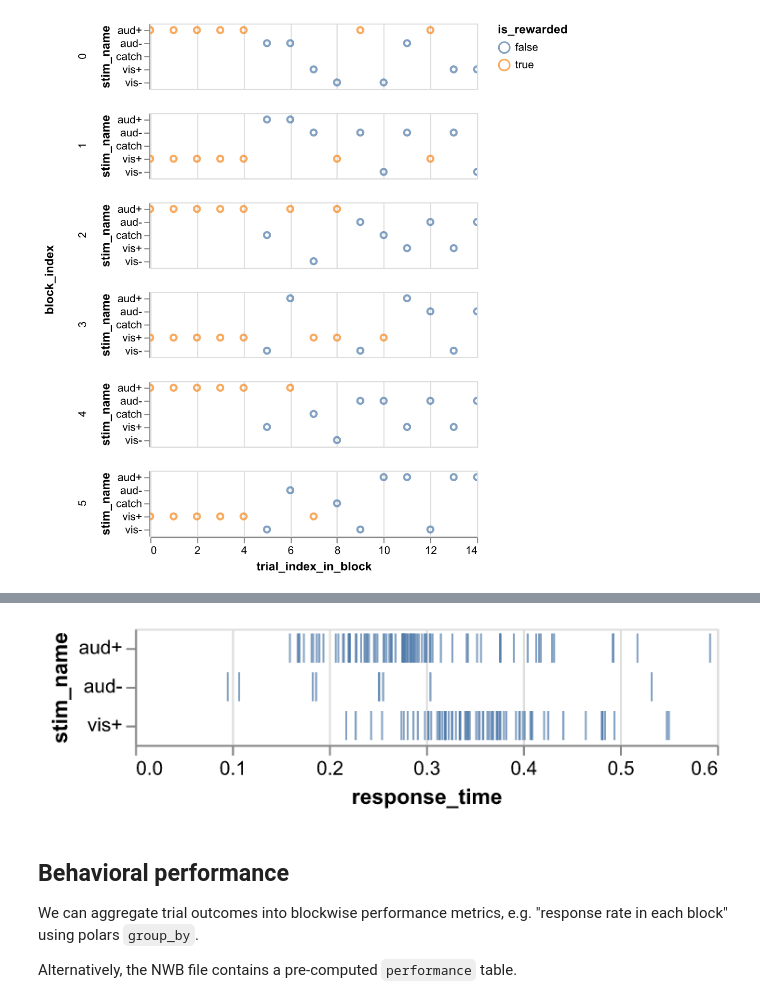
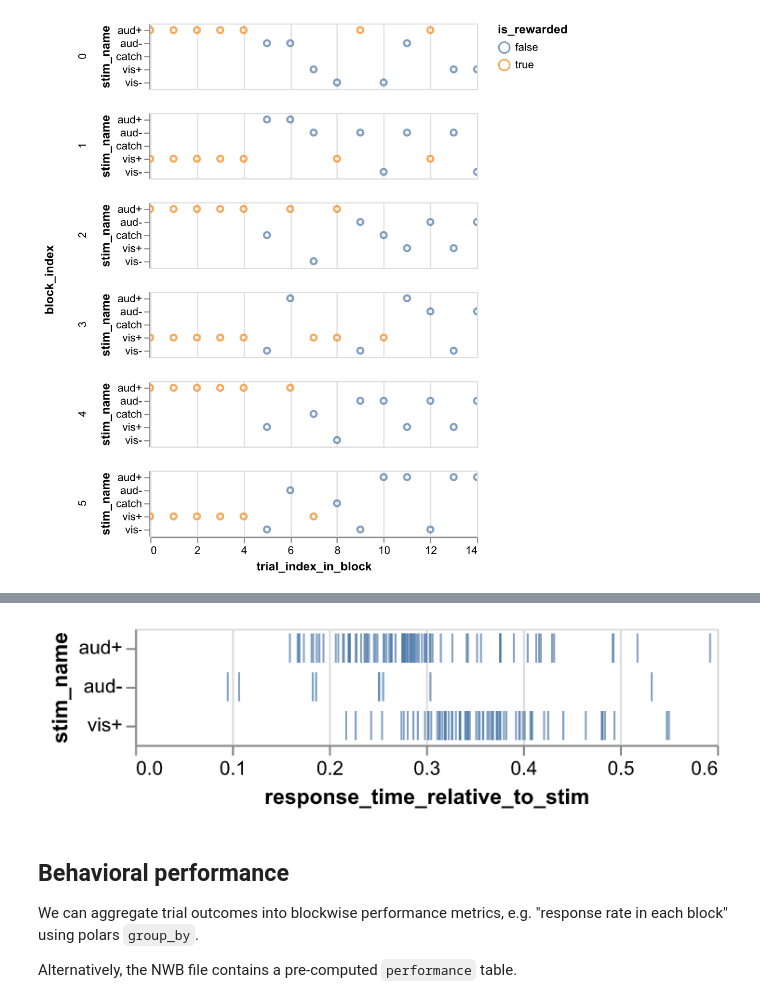
Before and after one commit to AllenNeuralDynamics/conect-dev-capsule, a Jupyter notebook: code/dynamic_routing_tutorial_lazynwb.ipynb, the cells around one changed output, grey strips where cells are left out. Saved outputs shown, nothing was run; the diff lists cells and outputs as text; code cells hidden in the pictures.

```diff
--- a/code/dynamic_routing_tutorial_lazynwb.ipynb
+++ b/code/dynamic_routing_tutorial_lazynwb.ipynb
@@ -196,7 +196,7 @@ We can work with times relative to the stimulus onset in each trial by subtracti
 # %%
-time_columns = pl.selectors.ends_with("_time")
-
-aligned_trials_df = trials_df.with_columns(time_columns - pl.col("stim_start_time"))
+trials_df = trials_df.with_columns(
+    (pl.col("response_time") - pl.col("stim_start_time")).alias("response_time_relative_to_stim")
+)
 # %% [markdown]
 <img src="images/trial-timing.png" width="800">
 
@@ -207,10 +208,10 @@ Relevant columns:
 # %%
-aligned_trials_df.plot.tick(
-    x="response_time",
+trials_df.plot.tick(
+    x="response_time_relative_to_stim",
     y="stim_name",
 )
 # %% [output]
-[figure, old version]
+[figure, new version]
 # %% [markdown]
 ## Behavioral performance
 
```
Also changed, not shown: parts of 9 cells of this notebook, 1 other file.
